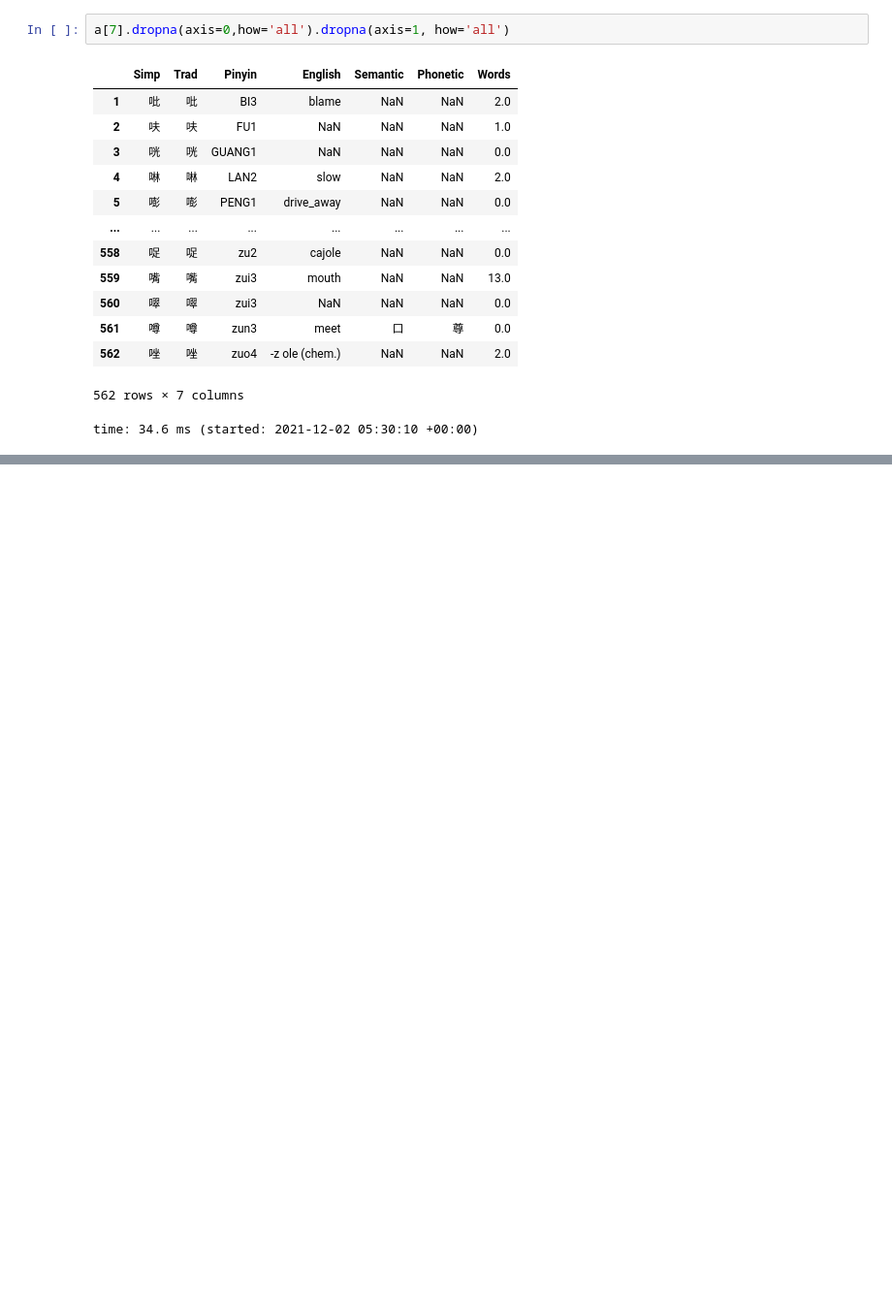
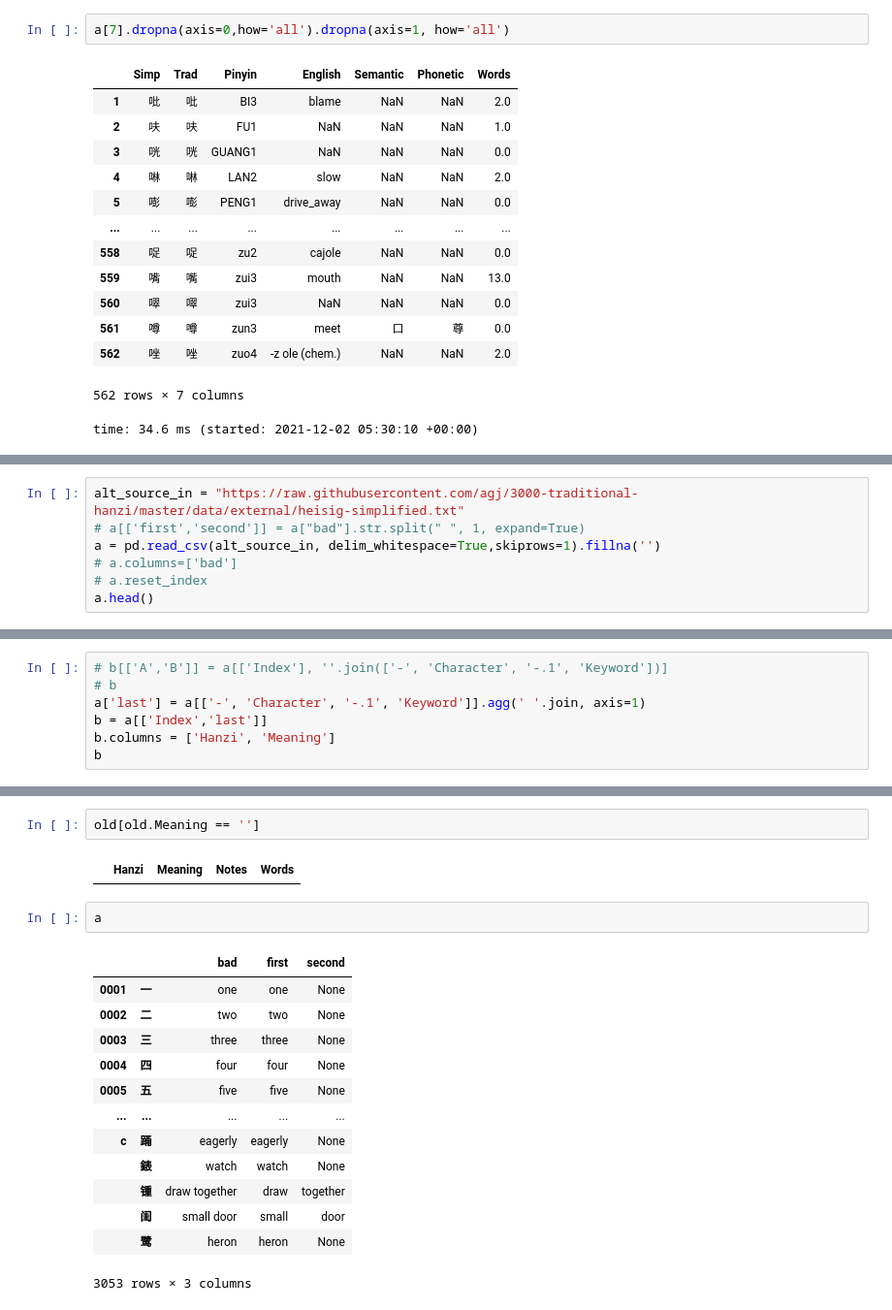
Before and after one commit to Tclack88/misc-analysis, a Jupyter notebook: mandarin_frequency_analysis/pinyin_conversion.ipynb, the cells around one changed output, grey strips where cells are left out. Shown at 97% size. Cells and saved outputs as stored; diff of their text form; blank space fills up the shorter version.

Commit message:
began to work on mechanism to fill in missing meaning fields

```diff
--- a/mandarin_frequency_analysis/pinyin_conversion.ipynb
+++ b/mandarin_frequency_analysis/pinyin_conversion.ipynb
@@ -260,0 +275,7 @@ time: 34.6 ms (started: 2021-12-02 05:30:10 +00:00)
+# %%
+alt_source_in = "https://raw.githubusercontent.com/agj/3000-traditional-hanzi/master/data/external/heisig-simplified.txt"
+# a[['first','second']] = a["bad"].str.split(" ", 1, expand=True)
+a = pd.read_csv(alt_source_in, delim_whitespace=True,skiprows=1).fillna('')
+# a.columns=['bad']
+# a.reset_index
+a.head()
@@ -260,0 +289,7 @@ time: 34.6 ms (started: 2021-12-02 05:30:10 +00:00)
+# %%
+# b[['A','B']] = a[['Index'], ''.join(['-', 'Character', '-.1', 'Keyword'])]
+# b
+a['last'] = a[['-', 'Character', '-.1', 'Keyword']].agg(' '.join, axis=1)
+b = a[['Index','last']]
+b.columns = ['Hanzi', 'Meaning']
+b
@@ -260,0 +310,20 @@ time: 34.6 ms (started: 2021-12-02 05:30:10 +00:00)
+# %%
+old[old.Meaning == '']
+# %% [output]
+|  | Hanzi | Meaning | Notes | Words |
+# %%
+a
+# %% [output]
+|  |  | bad | first | second |
+| 0001 | 一 | one | one | None |
+| 0002 | 二 | two | two | None |
+| 0003 | 三 | three | three | None |
+| 0004 | 四 | four | four | None |
+| 0005 | 五 | five | five | None |
+| ... | ... | ... | ... | ... |
+| c | 踊 | eagerly | eagerly | None |
+|  | 錶 | watch | watch | None |
+|  | 锺 | draw together | draw | together |
+|  | 闺 | small door | small | door |
+|  | 鹭 | heron | heron | None |
+3053 rows × 3 columns
```
Also changed, not shown: parts of 4 cells of this notebook.
